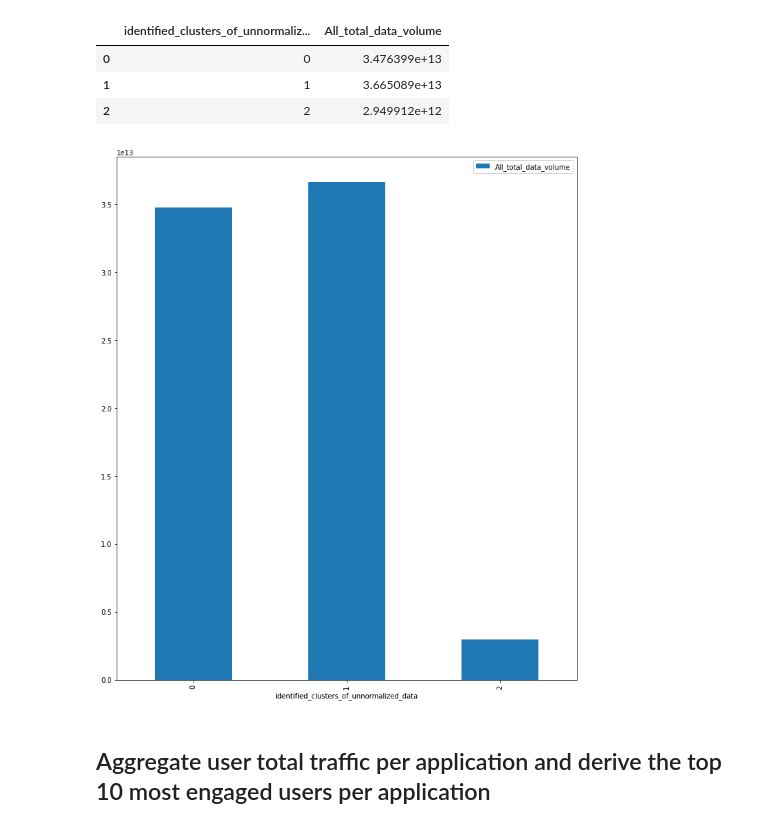
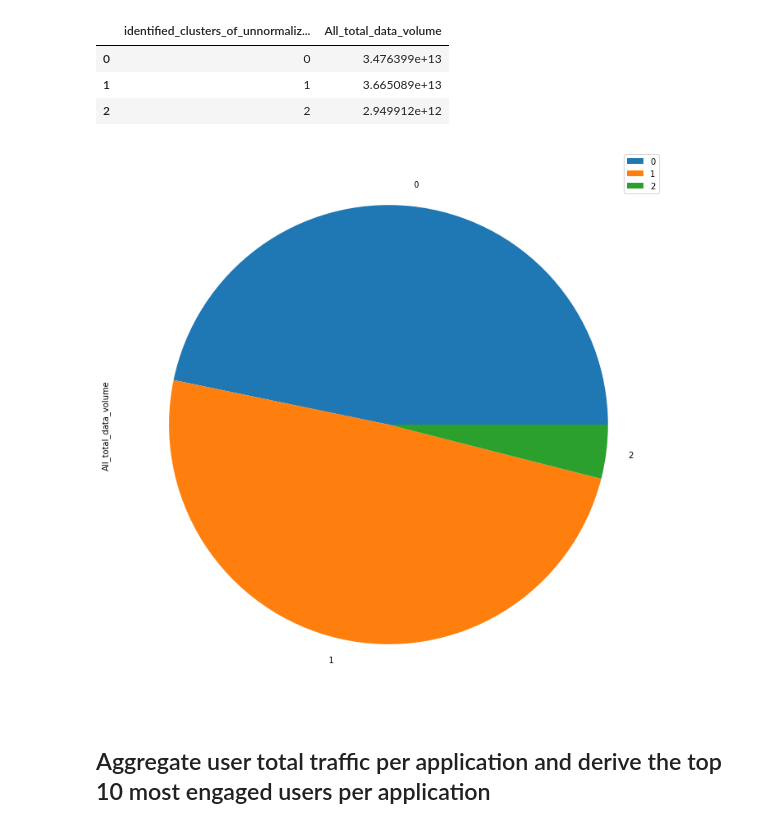
Before and after one commit to behigu/TellCo-Telecom-User-s-Data-Analysis, a Jupyter notebook: notebooks/Telco_telecom_user_data_analysis.ipynb, the cells around one changed output. Drawn from its saved outputs; the diff is of its cells as text; code cells hidden in the pictures.

Commit message:
changing the cluster chart from boxplot to pie chart

```diff
--- a/notebooks/Telco_telecom_user_data_analysis.ipynb
+++ b/notebooks/Telco_telecom_user_data_analysis.ipynb
@@ -719,10 +719,10 @@ df_graph
 | 1 | 1 | 3.665089e+13 |
 | 2 | 2 | 2.949912e+12 |
 # %%
-df_graph.plot(x="identified_clusters_of_unnormalized_data", y="All_total_data_volume", kind="bar",figsize=(12,14))
+df_graph.plot(x="identified_clusters_of_unnormalized_data", y="All_total_data_volume", kind="pie",figsize=(12,14))
 plt.show()
 # %% [output]
-[figure, old version]
+[figure, new version]
 # %% [markdown]
 ## Aggregate user total traffic per application and derive the top 10 most engaged users per application
 # %%
```
